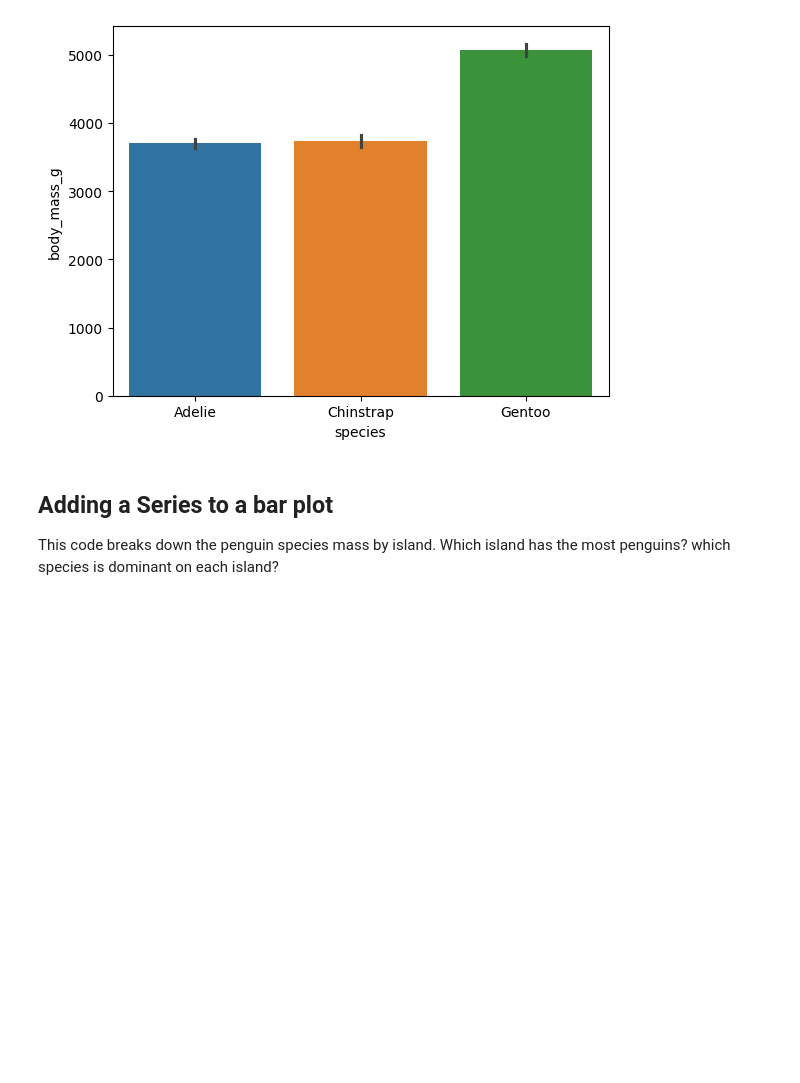
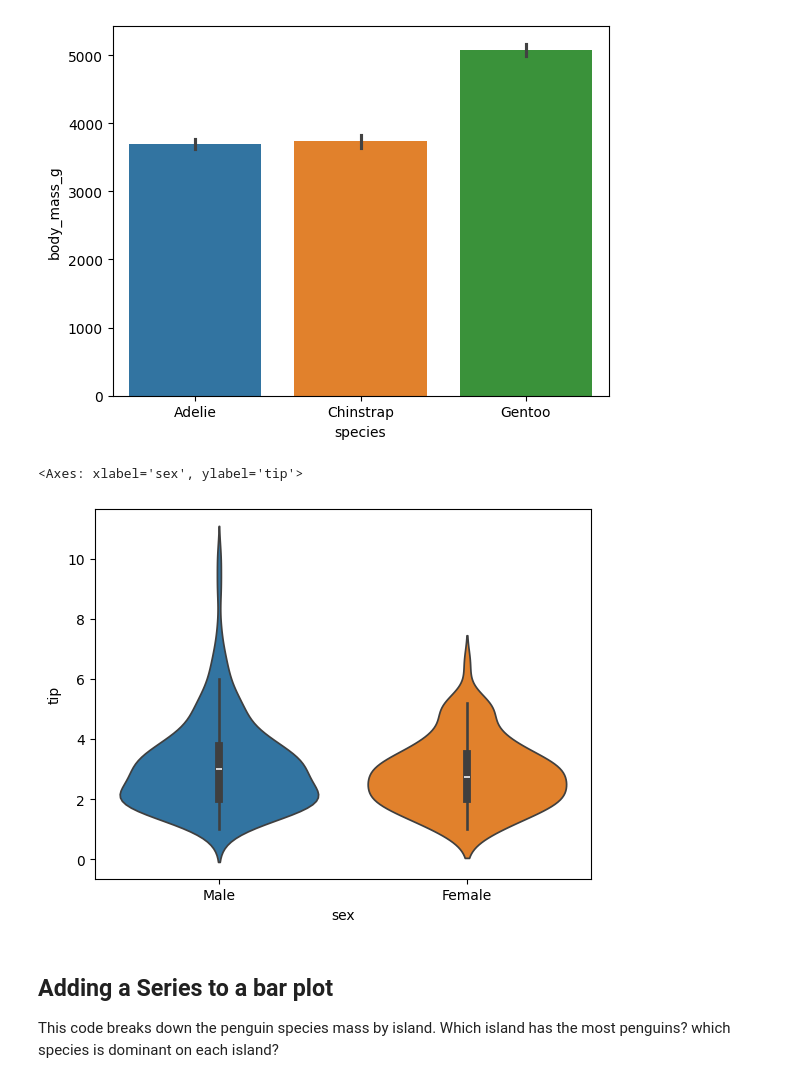
Before and after one commit to ist256/spring2026, a Jupyter notebook: lessons/12-Visualization/SmallGroup-Visualization.ipynb, the cells around one changed output. Cells and saved outputs as stored; diff of their text form; code cells hidden in the pictures; blank space fills up the shorter version.

```diff
--- a/lessons/12-Visualization/SmallGroup-Visualization.ipynb
+++ b/lessons/12-Visualization/SmallGroup-Visualization.ipynb
@@ -84,3 +92,12 @@ sns.barplot(data=pengo, x="species", y="body_mass_g", hue="species")
+# %%
+# PROMPT 3
+# What is the average tip by gender?
+#sns.barplot(data=tips, x="sex", y="tip", hue="sex", estimator="mean", errorbar=("ci", 95))
+#sns.boxplot(data=tips, x="sex", y="tip", hue="sex",)
+sns.violinplot(data=tips, x="sex", y="tip", hue="sex",)
+# %% [output]
+<Axes: xlabel='sex', ylabel='tip'>
+[figure, added]
 # %%
 # PROMPT 4
 # Who tips more smokers or non-smokers?
```
Also changed, not shown: parts of 31 cells of this notebook.
